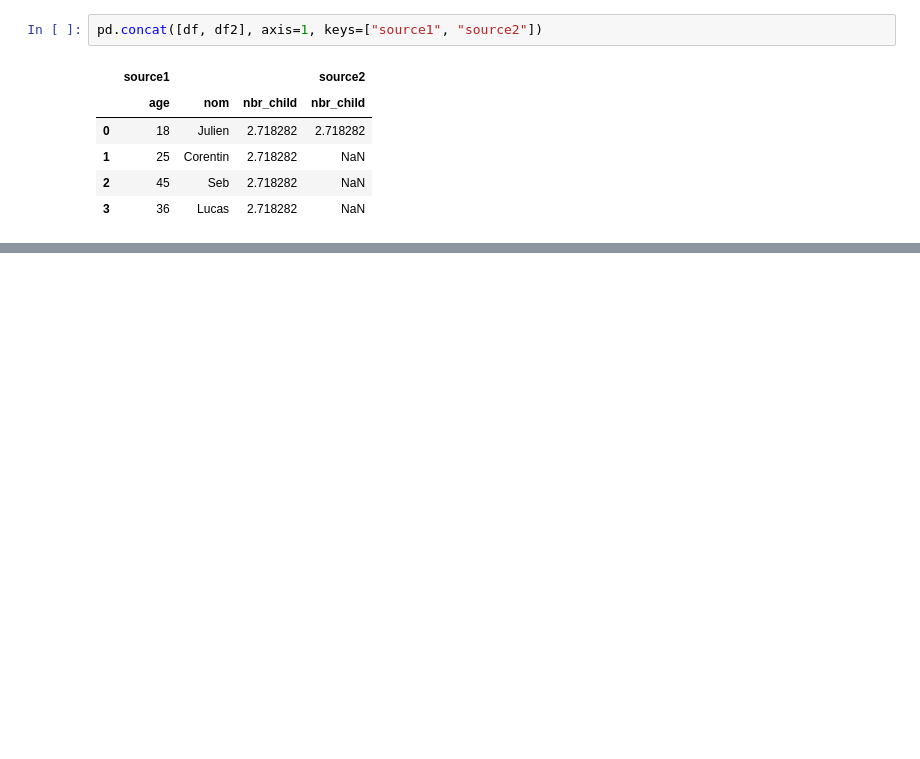
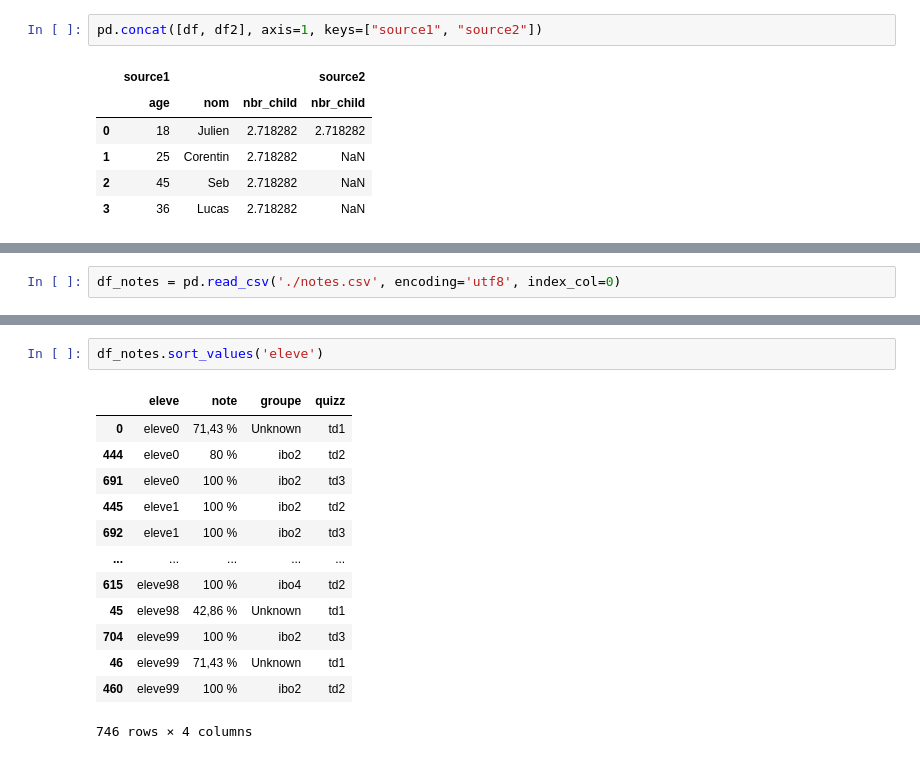
Before and after one commit to LucasLaurens/dataCollect, a Jupyter notebook: Panda.ipynb, the cells around one changed output, grey strips where cells are left out. Drawn from its saved outputs; the diff is of its cells as text; blank space fills up the shorter version.

Commit message:
[Feat]  lesson dataframe and series with pandas

```diff
--- a/Panda.ipynb
+++ b/Panda.ipynb
@@ -256,0 +271,2 @@ pd.merge(df, df2, )
+# %%
+df_notes = pd.read_csv('./notes.csv', encoding='utf8', index_col=0)
@@ -256,0 +334,16 @@ pd.merge(df, df2, )
+# %%
+df_notes.sort_values('eleve')
+# %% [output]
+|  | eleve | note | groupe | quizz |
+| 0 | eleve0 | 71,43 % | Unknown | td1 |
+| 444 | eleve0 | 80 % | ibo2 | td2 |
+| 691 | eleve0 | 100 % | ibo2 | td3 |
+| 445 | eleve1 | 100 % | ibo2 | td2 |
+| 692 | eleve1 | 100 % | ibo2 | td3 |
+| ... | ... | ... | ... | ... |
+| 615 | eleve98 | 100 % | ibo4 | td2 |
+| 45 | eleve98 | 42,86 % | Unknown | td1 |
+| 704 | eleve99 | 100 % | ibo2 | td3 |
+| 46 | eleve99 | 71,43 % | Unknown | td1 |
+| 460 | eleve99 | 100 % | ibo2 | td2 |
+746 rows × 4 columns
```
Also changed, not shown: parts of 26 cells of this notebook, 1 other file.
